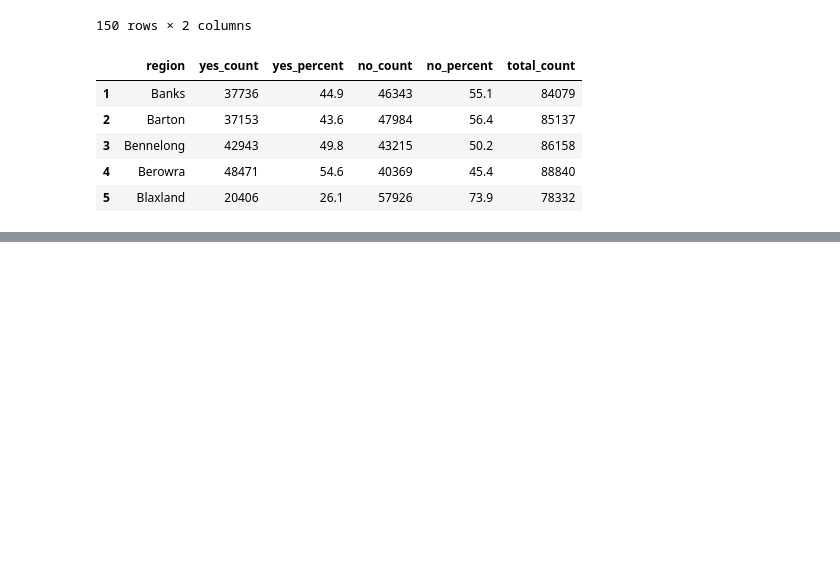
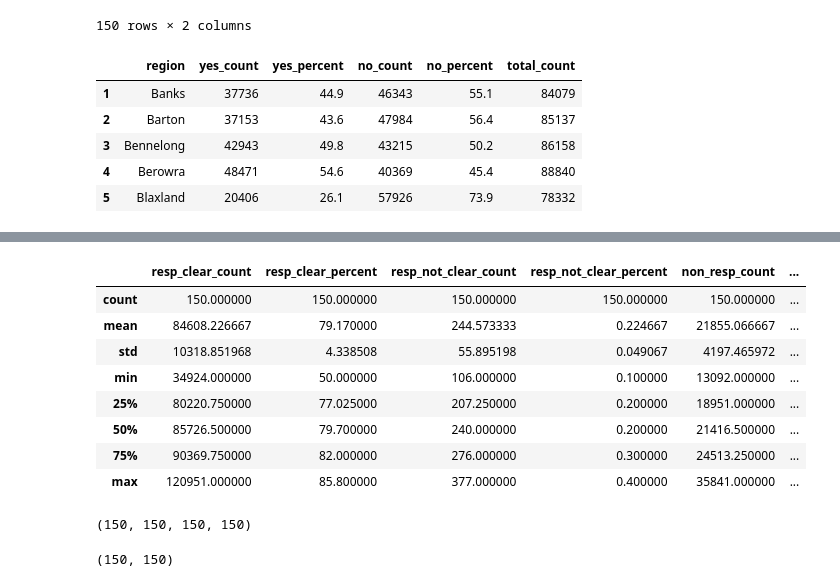
Before and after one commit to lonelyfox-dev/AU-Marriage-Data-Cleaning, a Jupyter notebook: au_marriage_data_cleaning.ipynb, the cells around one changed output, grey strips where cells are left out. Cells and saved outputs as stored; diff of their text form; code cells hidden in the pictures; blank space fills up the shorter version.

```diff
--- a/au_marriage_data_cleaning.ipynb
+++ b/au_marriage_data_cleaning.ipynb
@@ -264,0 +324,3 @@ writer.save()
+# %%
+df2.drop('total_percent', axis='columns', inplace=True)
+df2.head()
@@ -264,0 +352,5 @@ writer.save()
+# %%
+# Removing blank lines and totals
+df2.dropna(inplace=True)
+df2 = df2[~df2.region.str.match(pattern)]
+df2.info()
@@ -264,0 +373,30 @@ writer.save()
+# %%
+df2.describe()
+# %% [output]
+|  | resp_clear_count | resp_clear_percent | resp_not_clear_count | resp_not_clear_percent | non_resp_count | ... |
+| count | 150.000000 | 150.000000 | 150.000000 | 150.000000 | 150.000000 | ... |
+| mean | 84608.226667 | 79.170000 | 244.573333 | 0.224667 | 21855.066667 | ... |
+| std | 10318.851968 | 4.338508 | 55.895198 | 0.049067 | 4197.465972 | ... |
+| min | 34924.000000 | 50.000000 | 106.000000 | 0.100000 | 13092.000000 | ... |
+| 25% | 80220.750000 | 77.025000 | 207.250000 | 0.200000 | 18951.000000 | ... |
+| 50% | 85726.500000 | 79.700000 | 240.000000 | 0.200000 | 21416.500000 | ... |
+| 75% | 90369.750000 | 82.000000 | 276.000000 | 0.300000 | 24513.250000 | ... |
+| max | 120951.000000 | 85.800000 | 377.000000 | 0.400000 | 35841.000000 | ... |
+# %%
+# No floating numbers of people, as it should be
+(
+    (df2['resp_clear_count'].astype(np.int64) == df2['resp_clear_count']).count(),
+    (df2['resp_not_clear_count'].astype(np.int64) == df2['resp_not_clear_count']).count(),
+    (df2['non_resp_count'].astype(np.int64) == df2['non_resp_count']).count(),
+    (df2['total_count'].astype(np.int64) == df2['total_count']).count()
+)
+# %% [output]
+(150, 150, 150, 150)
+# %%
+# Checking if the data is adding up. Seems like there are no typos
+(
+(df2['resp_clear_percent'] + df2['resp_not_clear_percent'] + df2['non_resp_percent'] == 100).count(),
+(df2['resp_clear_count'] + df2['resp_not_clear_count'] + df2['non_resp_count'] == df2['total_count']).count()
+)
+# %% [output]
+(150, 150)
```
Also changed, not shown: parts of 19 cells of this notebook, 1 other file.
